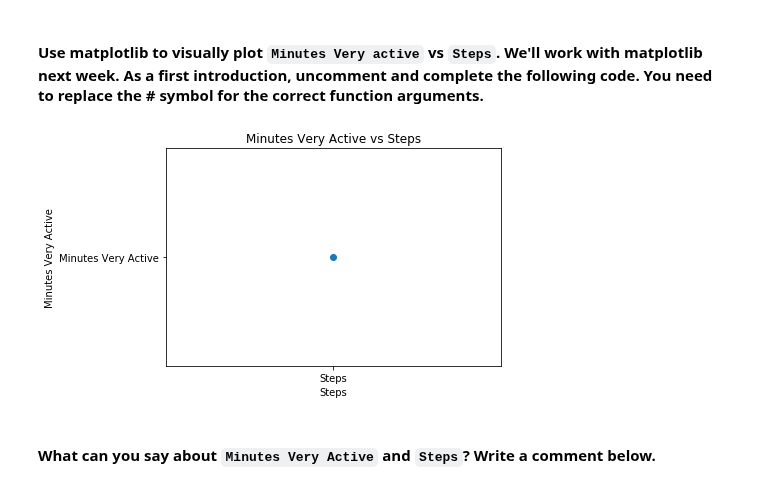
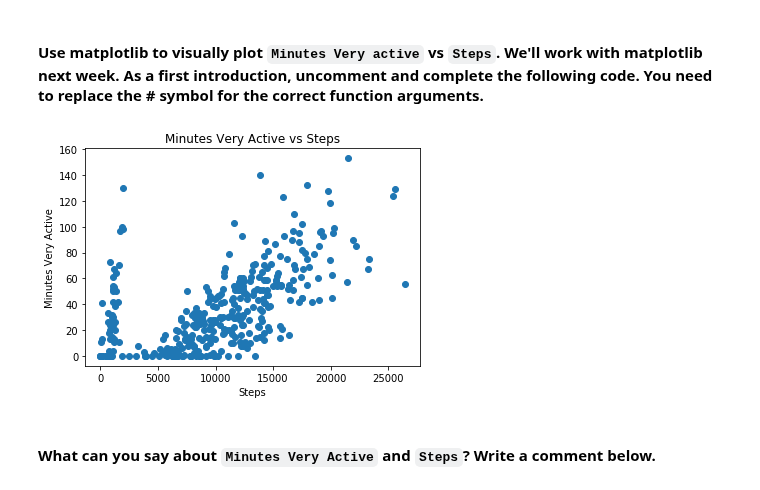
Before and after one commit to haggarw3/daft-miami-1019-labs, a Jupyter notebook: module-2/Pivot-Table-Correlation/your_code/main.ipynb, the cells around one changed output. Cells and saved outputs as stored; diff of their text form; code cells hidden in the pictures.

```diff
--- a/module-2/Pivot-Table-Correlation/your_code/main.ipynb
+++ b/module-2/Pivot-Table-Correlation/your_code/main.ipynb
@@ -327,6 +327,8 @@ fitbit
 | 365 | 2016-05-06 | 3539 | 19023 | 14.79 | 15 | 575.000 | 298 | ... |
 | 366 | 2016-05-07 | 304 | 9526 | 7.08 | 2 | 564.000 | 370 | ... |
 367 rows × 24 columns
+# %%
+table = fitbit
 # %% [markdown]
 #### Explore you dataset in terms of data types and descriptive statistics.
 **Hint**: Use Pandas functions from previous lectures.
@@ -396,18 +398,22 @@ import matplotlib.pyplot as plt;
 # %%
 """
 plt.scatter(#,#)
 plt.title(#)
 plt.xlabel(#)
 plt.ylabel(#)
 plt.show()
 """
 
-plt.scatter('Steps', 'Minutes Very Active')
+x = table['Steps']
+y = table['Minutes Very Active']
+
+# plt.scatter('Steps', 'Minutes Very Active')
+plt.scatter(x,y)
 plt.title('Minutes Very Active vs Steps')
 plt.xlabel('Steps')
 plt.ylabel('Minutes Very Active')
 plt.show()
 # %% [output]
-[figure, old version]
+[figure, new version]
 # %% [markdown]
 #### What can you say about `Minutes Very Active` and `Steps`? Write a comment below.
```
Also changed, not shown: parts of 23 cells of this notebook.
